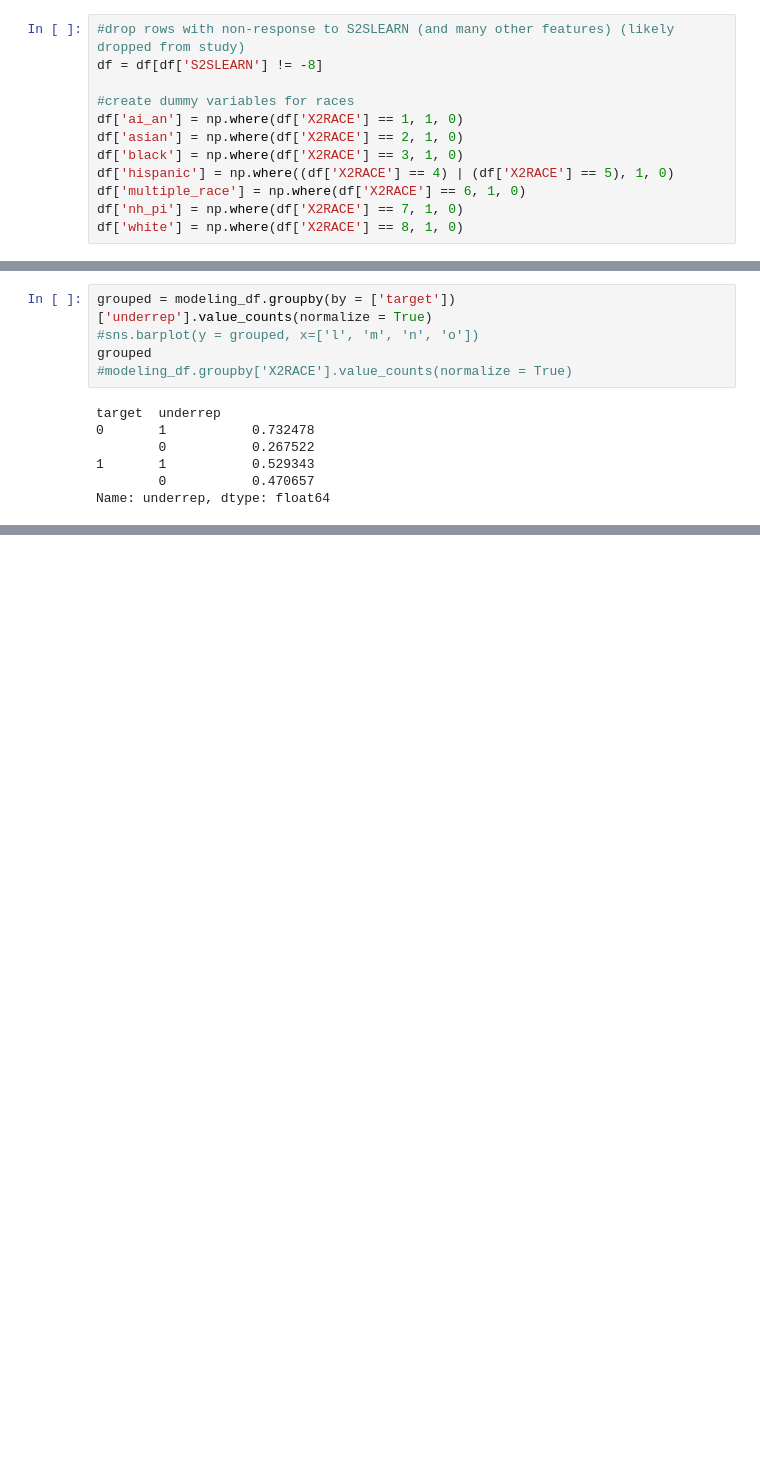
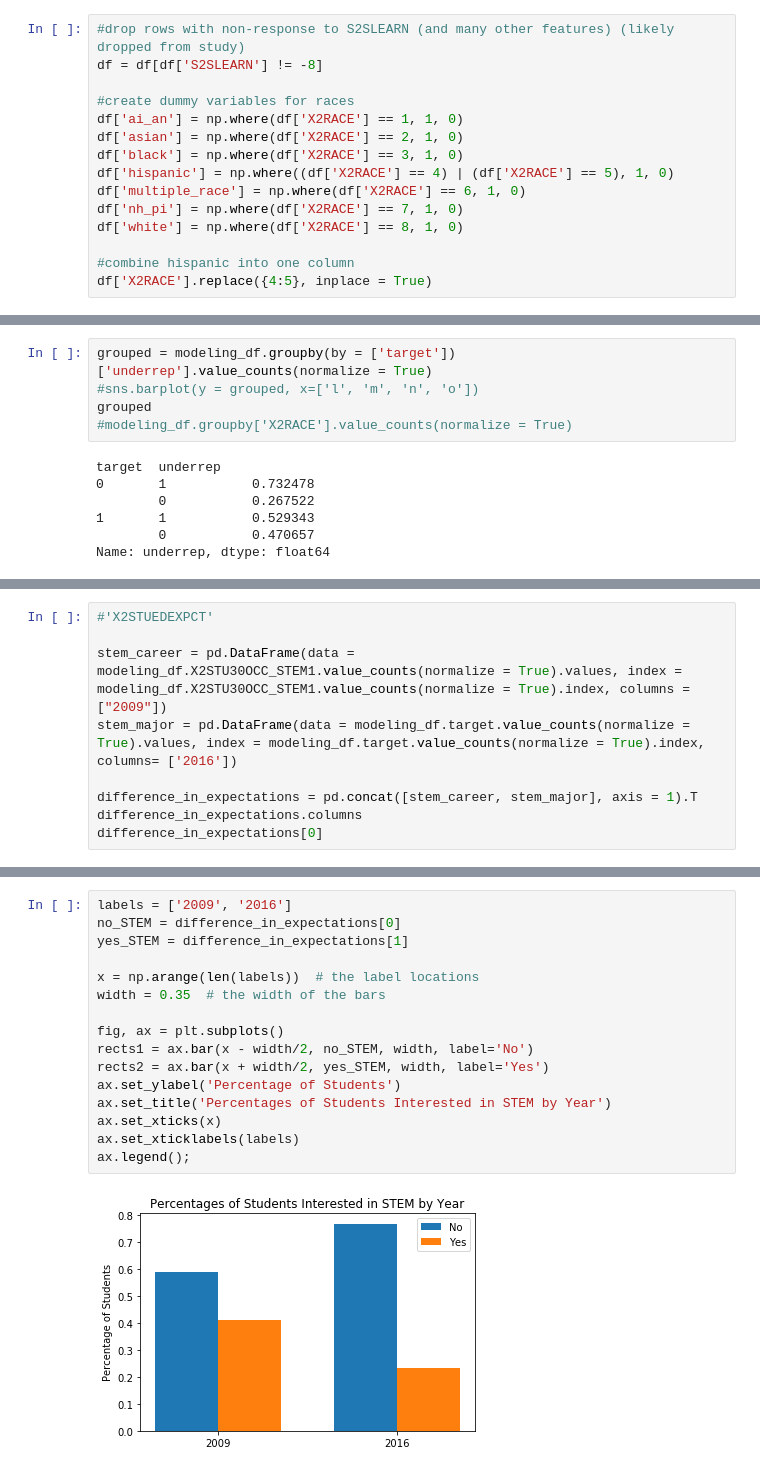
Before and after one commit to laurenphipps/STEM-majors, a Jupyter notebook: EDAviz.ipynb, the cells around one changed output, grey strips where cells are left out. Cells and saved outputs as stored; diff of their text form; blank space fills up the shorter version.

Commit message:
created balloon plots, demographic bar plots

```diff
--- a/EDAviz.ipynb
+++ b/EDAviz.ipynb
@@ -70,3 +76,6 @@ df['hispanic'] = np.where((df['X2RACE'] == 4) | (df['X2RACE'] == 5), 1, 0)
 df['multiple_race'] = np.where(df['X2RACE'] == 6, 1, 0)
 df['nh_pi'] = np.where(df['X2RACE'] == 7, 1, 0)
 df['white'] = np.where(df['X2RACE'] == 8, 1, 0)
+
+#combine hispanic into one column
+df['X2RACE'].replace({4:5}, inplace = True)
@@ -242,0 +258,9 @@ TypeError: 'int' object is not iterable
+# %%
+#'X2STUEDEXPCT'
+
+stem_career = pd.DataFrame(data = modeling_df.X2STU30OCC_STEM1.value_counts(normalize = True).values, index = modeling_df.X2STU30OCC_STEM1.value_counts(normalize = True).index, columns = ["2009"])
+stem_major = pd.DataFrame(data = modeling_df.target.value_counts(normalize = True).values, index = modeling_df.target.value_counts(normalize = True).index, columns= ['2016'])
+
+difference_in_expectations = pd.concat([stem_career, stem_major], axis = 1).T
+difference_in_expectations.columns
+difference_in_expectations[0]
@@ -242,0 +271,18 @@ TypeError: 'int' object is not iterable
+# %%
+labels = ['2009', '2016']
+no_STEM = difference_in_expectations[0]
+yes_STEM = difference_in_expectations[1]
+
+x = np.arange(len(labels))  # the label locations
+width = 0.35  # the width of the bars
+
+fig, ax = plt.subplots()
+rects1 = ax.bar(x - width/2, no_STEM, width, label='No')
+rects2 = ax.bar(x + width/2, yes_STEM, width, label='Yes')
+ax.set_ylabel('Percentage of Students')
+ax.set_title('Percentages of Students Interested in STEM by Year')
+ax.set_xticks(x)
+ax.set_xticklabels(labels)
+ax.legend();
+# %% [output]
+[figure, added]
```
Also changed, not shown: parts of 22 cells of this notebook, 1 other file.
